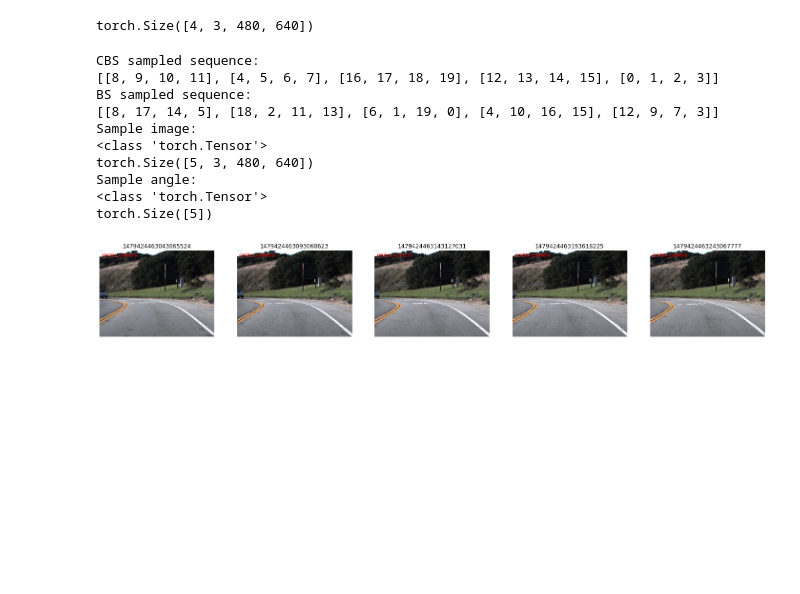
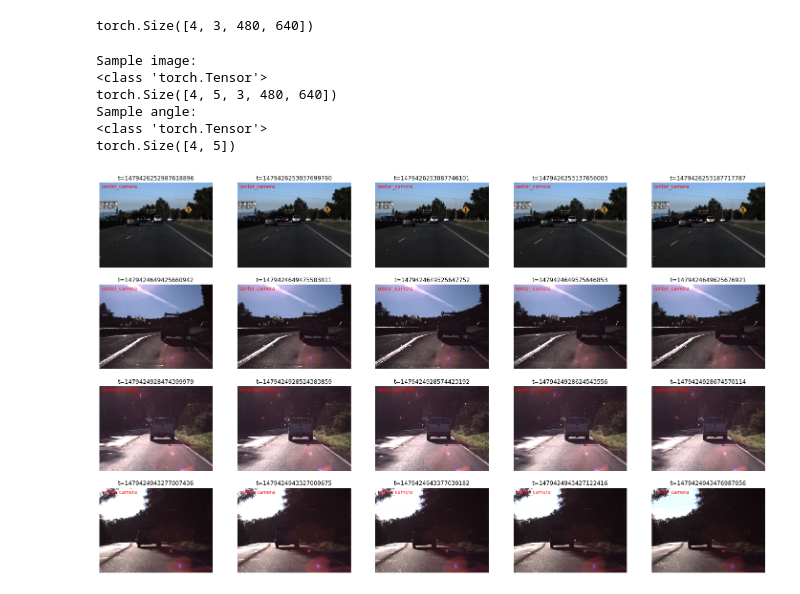
Before and after one commit to cvcore/steering-angle-prediction, a Jupyter notebook: steering_prediction.ipynb, the cells around one changed output. Saved outputs shown, nothing was run; the diff lists cells and outputs as text; code cells hidden in the pictures; blank space fills up the shorter version.

Commit message:
rewrite DataLoader to fix causality; add extra dimension for batch

```diff
--- a/steering_prediction.ipynb
+++ b/steering_prediction.ipynb
@@ -89,7 +97,7 @@ udacity_dataset = UdacityDataset(csv_file='/export/jupyterlab/data/udacity-chall
 # this allows multithreading so it has a higher efficiency
 
 sampler = SequentialSampler(udacity_dataset)
-dataloader = DataLoader(udacity_dataset, sampler=BatchSampler(sampler, batch_size=4, drop_last=False), collate_fn=(lambda x: x[0]), num_workers=4)
+dataloader = DataLoader(udacity_dataset, sampler=BatchSampler(sampler, batch_size=4, drop_last=False), collate_fn=(lambda x: x[0]), num_workers=1)
 
 for i_batch, sample_batched in enumerate(dataloader):
     print(sample_batched['image'].shape)
@@ -170,55 +171,57 @@ def show_sample(sample):
     Args:
         sample: Dictionary
     """
-    assert len(sample['image'].shape) == 3 or len(sample['image'].shape) == 4, "Unsupported image shape: {}".format(sample['image'].shape)
-    if len(sample['image'].shape) == 3:
+    image_dims = len(sample['image'].shape)
+    assert image_dims <= 5, "Unsupported image shape: {}".format(sample['image'].shape)
+    if image_dims == 3:
         plt.imshow(sample['image'])
     else:
-        n_batch = sample['image'].shape[0]
-        fig, ax = plt.subplots(1, n_batch, figsize=(25, 15))
-        for idx, image in enumerate(sample['image']):
-            ax[idx].imshow(image.permute(1,2,0))
-            ax[idx].axis('off')
-            ax[idx].set_title(sample['timestamp'][idx])
-            ax[idx].text(10, 30, sample['frame_id'][idx], color='red')
+        n0 = sample['image'].shape[0]
+        n1 = sample['image'].shape[1] if image_dims == 5 else 1
+        images_flattened = torch.flatten(sample['image'], end_dim=-4)
+        fig, ax = plt.subplots(n0, n1, figsize=(25, 15))
+        for i1 in range(n1):
+            for i0 in range(n0):
+                image = images_flattened[i0 * n1 + i1]
+                axis = ax[i0, i1]
+                axis.imshow(image.permute(1,2,0))
+                axis.axis('off')
+                axis.set_title("t={}".format(sample['timestamp'][i0][i1]))
+                axis.text(10, 30, sample['frame_id'][i0][i1], color='red')
 # %%
 # test the ConsecutiveBatchSampler
 
-dummy_dataset = list(range(0, 20))
-cbs = ConsecutiveBatchSampler(data_source=dummy_dataset, batch_size=4, shuffle=True, last_batch_op=None, padding = 0)
-print("CBS sampled sequence:")
-print(list([a for a in cbs]))
-print("BS sampled sequence:")
-bs = BatchSampler(RandomSampler(dummy_dataset), batch_size=4, drop_last=False)
-print(list([a for a in bs]))
+# dummy_dataset = list(range(0, 10))
+# cbs = ConsecutiveBatchSampler(data_source=dummy_dataset, batch_size=4, seq_len=4, shuffle=True, drop_last=False)
+# print("CBS sampled sequence:")
+# print(list([a for a in cbs]))
+# print("BS sampled sequence:")
+# bs = BatchSampler(RandomSampler(dummy_dataset), batch_size=4, drop_last=False)
+# print(list([a for a in bs]))
 
 #test the sampler on DataLoader
 
-cbs = ConsecutiveBatchSampler(data_source=udacity_dataset, batch_size=4, shuffle=True, last_batch_op=None, padding=1)
-dataloader = DataLoader(udacity_dataset, sampler=cbs, num_workers=4, collate_fn=(lambda x: x[0]))
+cbs = ConsecutiveBatchSampler(data_source=udacity_dataset, batch_size=4, shuffle=True, drop_last=False, seq_len=5)
+dataloader = DataLoader(udacity_dataset, sampler=cbs, num_workers=1, collate_fn=(lambda x: x[0]))
 for i_batch, sample_batched in enumerate(dataloader):
     print("Sample image:")
     print(type(sample_batched['image']))
     print(sample_batched['image'].shape)
     print("Sample angle:")
     print(type(sample_batched['angle']))
     print(sample_batched['angle'].shape)
 
     show_sample(sample_batched)
 
     break
 # %% [output]
-CBS sampled sequence:
-[[8, 9, 10, 11], [4, 5, 6, 7], [16, 17, 18, 19], [12, 13, 14, 15], [0, 1, 2, 3]]
-BS sampled sequence:
-[[8, 17, 14, 5], [18, 2, 11, 13], [6, 1, 19, 0], [4, 10, 16, 15], [12, 9, 7, 3]]
 Sample image:
 <class 'torch.Tensor'>
-torch.Size([5, 3, 480, 640])
+torch.Size([4, 5, 3, 480, 640])
 Sample angle:
 <class 'torch.Tensor'>
-torch.Size([5])
+torch.Size([4, 5])
-[figure, old version]
+[figure, new version]
 # %%
 # Model 1
 import torch.nn as nn
```
Also changed, not shown: parts of 2 cells of this notebook.
